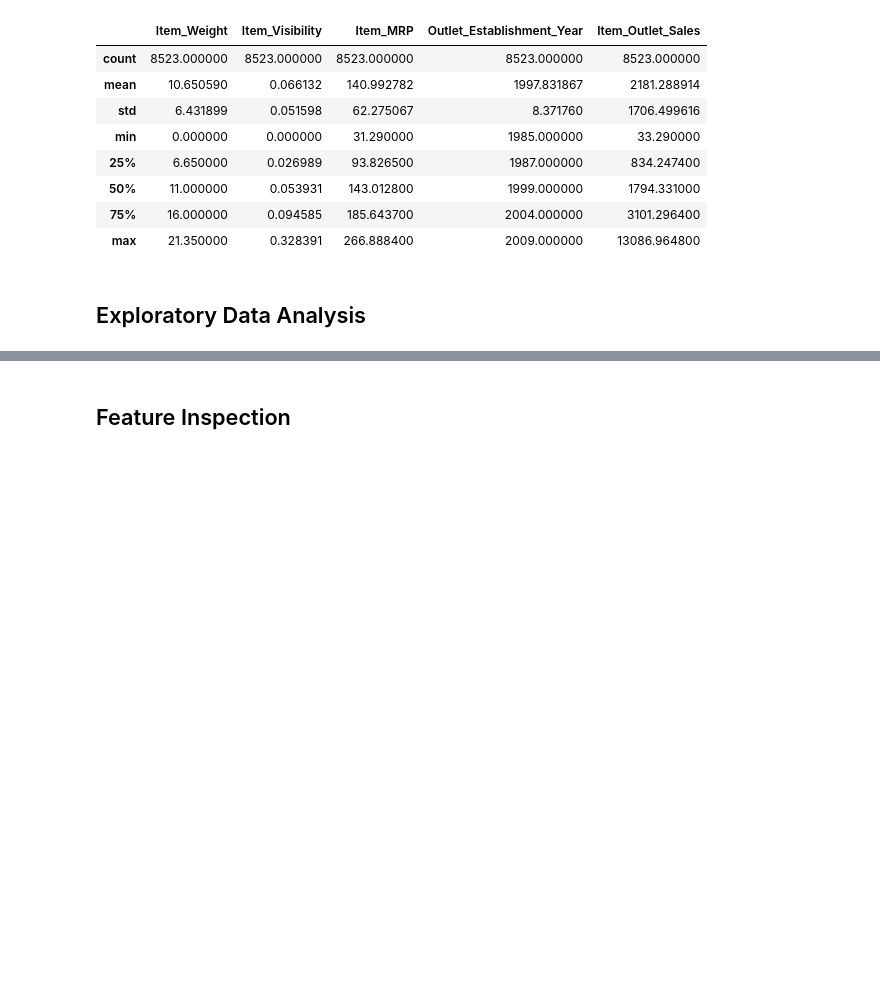
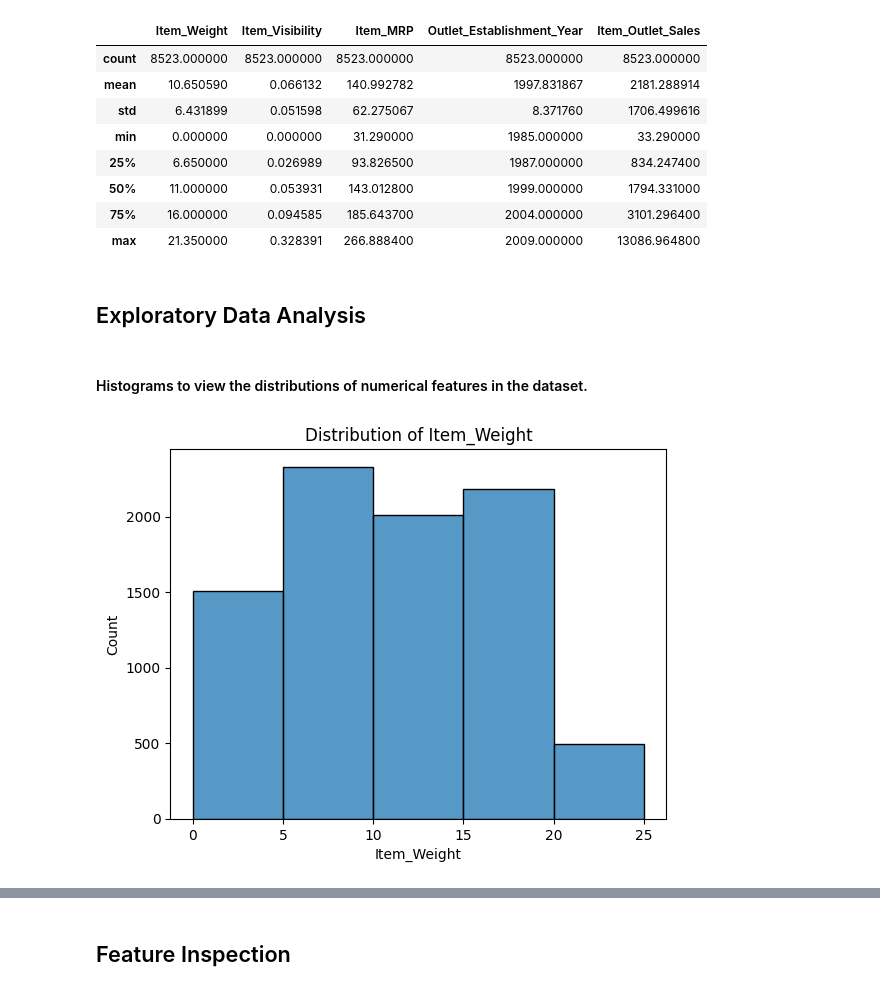
Before and after one commit to jrukundo256/Prediction-of-Product-Sales, a Jupyter notebook: Prediction_of_Product_Sales.ipynb, the cells around one changed output, grey strips where cells are left out. Cells and saved outputs as stored; diff of their text form; code cells hidden in the pictures; blank space fills up the shorter version.

```diff
--- a/Prediction_of_Product_Sales.ipynb
+++ b/Prediction_of_Product_Sales.ipynb
@@ -245,0 +252,8 @@ df[num_cols].describe()
+# %% [markdown]
+#### Histograms to view the distributions of numerical features in the dataset.
+# %%
+# Histogram to view the distribution of Item_weight
+ax = sns.histplot(data = df, x = 'Item_Weight', binwidth = 5)
+ax.set(title = 'Distribution of Item_Weight');
+# %% [output]
+[figure, added]
```
Also changed, not shown: parts of 50 cells of this notebook.
